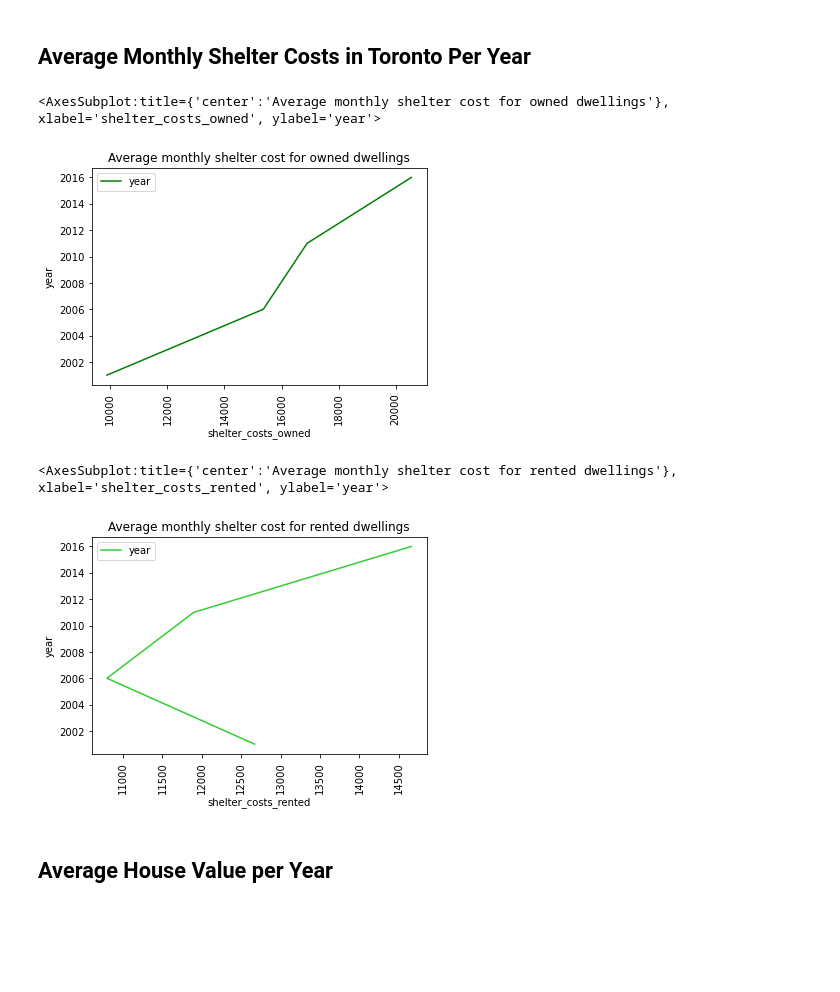
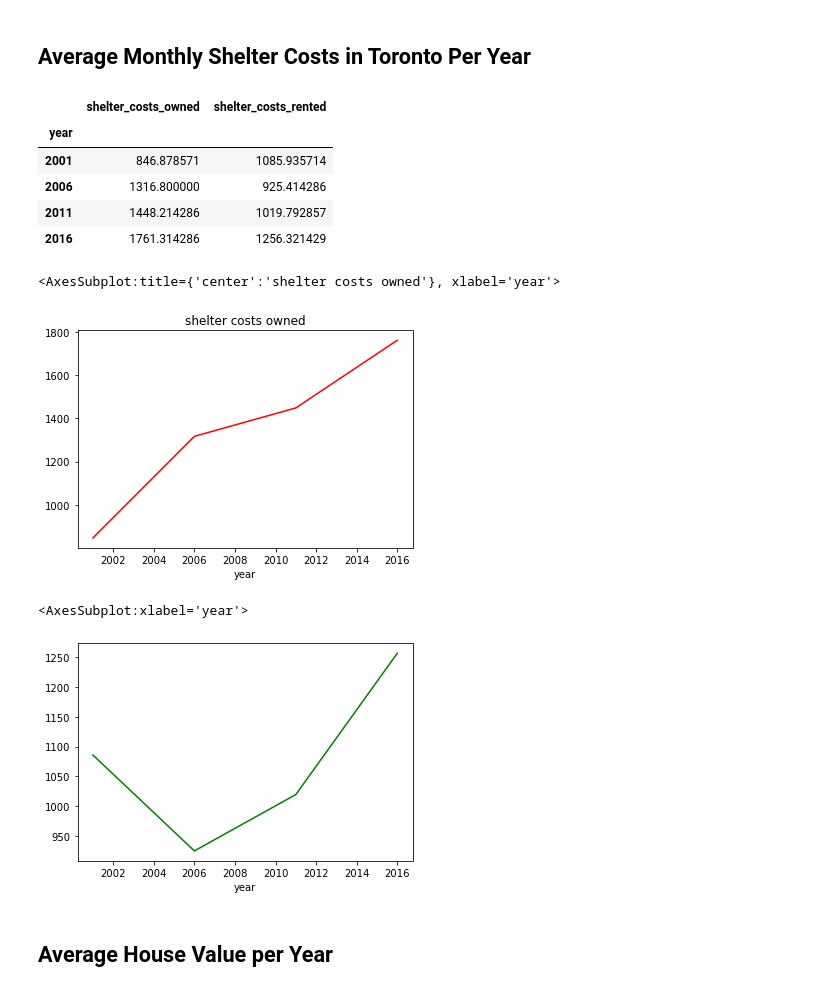
Before and after one commit to Jovan671/Assignment_06_pyviz, a Jupyter notebook: Analysis.ipynb, the cells around one changed output. Saved outputs shown, nothing was run; the diff lists cells and outputs as text; code cells hidden in the pictures; blank space fills up the shorter version.

```diff
--- a/Analysis.ipynb
+++ b/Analysis.ipynb
@@ -83,10 +56,0 @@ to_data.plot.bar(x = 'dwellings', y = 'year', xlabel = 'dwellings', ylabel = 'ye
-# %%
-# prep data
-
-to_data = pd.DataFrame(
-    {
-                   'dwellings' : ['single_detached_house','apartment_five_storeys_plus','movable_dwelling','semi_detached_house','row_house',
-                   'duplex','apartment_five_storeys_less','other_house'],
-                    'year' : (274940,429220,100,72480,60355,44750,163895,2165,),
-    }
-)
@@ -102,10 +56,0 @@ to_data.plot.bar(x = 'dwellings', y = 'year', xlabel = 'dwellings', ylabel = 'ye
-# %%
-# prep data
-
-to_data = pd.DataFrame(
-    {
-                   'dwellings' : ['single_detached_house','apartment_five_storeys_plus','movable_dwelling','semi_detached_house','row_house',
-                   'duplex','apartment_five_storeys_less','other_house'],
-                    'year' : (269680,493270,95,71200,61565,48585,165575,2845,),
-    }
-)
@@ -120,18 +57,21 @@ to_data.plot.bar(x = 'dwellings', y = 'year', xlabel = 'dwellings', ylabel = 'ye
 # %% [markdown]
 ## Average Monthly Shelter Costs in Toronto Per Year
-# %%
-# calculate and plot average owned costs
-
-to_data = pd.DataFrame(
-      {   'shelter_costs_owned' : (118563/12, 184352/12, 202750/12, 246584/12,),
-          'year' : (2001, 2006, 2011, 2016,),
-      }
-)
+# %%
+# Calculate the average monthly shelter costs for owned and rented dwellings
+avg_monthy_shelter = to_data.groupby(to_data.index).mean()[['shelter_costs_owned', 'shelter_costs_rented']]
+avg_monthy_shelter
+# %% [output]
+|  | shelter_costs_owned | shelter_costs_rented |
+| year |  |  |
+| 2001 | 846.878571 | 1085.935714 |
+| 2006 | 1316.800000 | 925.414286 |
+| 2011 | 1448.214286 | 1019.792857 |
+| 2016 | 1761.314286 | 1256.321429 |
 # %%
-# set plot on x and y axis
+# Create two line charts, one to plot the monthly shelter costs for owned dwelleing and other for rented dwellings per year
 
-to_data.plot.line(x = 'shelter_costs_owned', y = 'year', xlabel = 'shelter_costs_owned', ylabel = 'year', rot= 90,
-             title = 'Average monthly shelter cost for owned dwellings', color = 'green',)
+
+avg_monthy_shelter['shelter_costs_owned'].plot.line(color='red', title='shelter costs owned')
 # %% [output]
-<AxesSubplot:title={'center':'Average monthly shelter cost for owned dwellings'}, xlabel='shelter_costs_owned', ylabel='year'>
+<AxesSubplot:title={'center':'shelter costs owned'}, xlabel='year'>
-[figure, old version]
+[figure, new version]
@@ -147,10 +78,7 @@ to_data = pd.DataFrame(
 # %%
-# set plot on x and y axis
-
-to_data.plot.line(x = 'shelter_costs_rented', y = 'year', xlabel = 'shelter_costs_rented', ylabel = 'year', rot= 90,
-             title = 'Average monthly shelter cost for rented dwellings', color = 'limegreen',)
+avg_monthy_shelter['shelter_costs_rented'].plot.line(color='green')
 # %% [output]
-<AxesSubplot:title={'center':'Average monthly shelter cost for rented dwellings'}, xlabel='shelter_costs_rented', ylabel='year'>
+<AxesSubplot:xlabel='year'>
-[figure, old version]
+[figure, new version]
 # %% [markdown]
 ## Average House Value per Year
```
Also changed, not shown: parts of 22 cells of this notebook, 1 other file.
